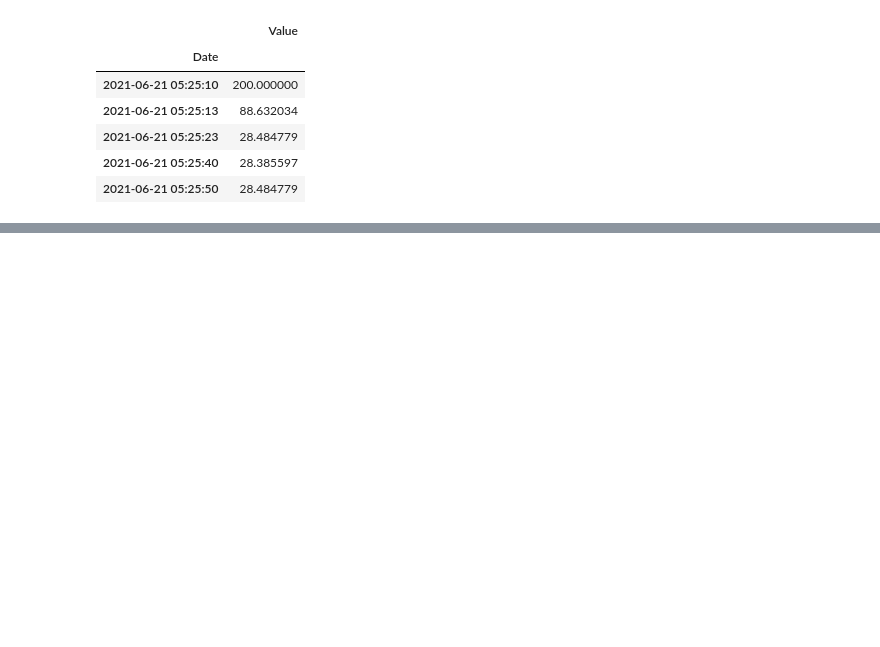
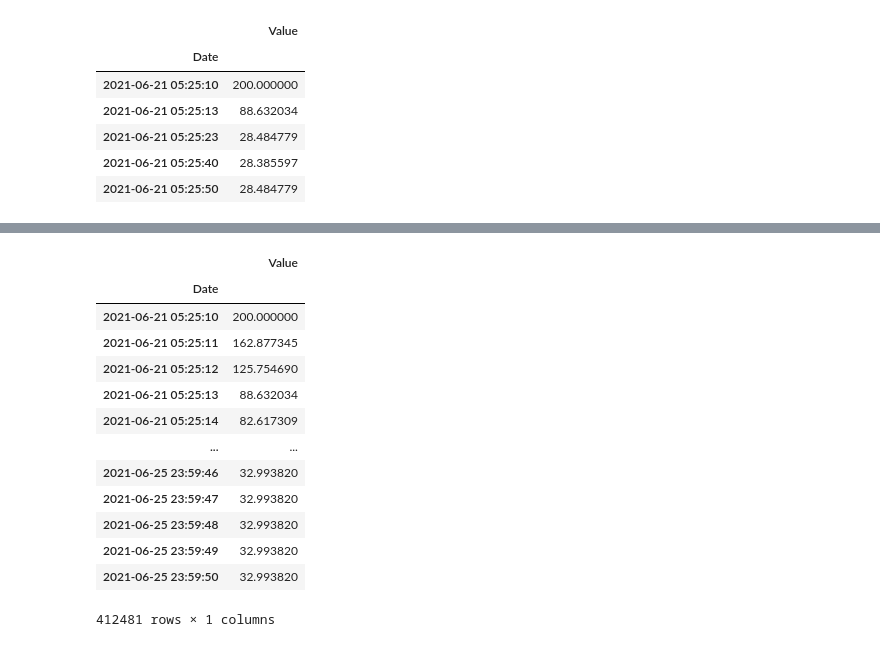
Before and after one commit to sipocz/XLS_Conv, a Jupyter notebook: XLS_converter.ipynb, the cells around one changed output, grey strips where cells are left out. Saved outputs shown, nothing was run; the diff lists cells and outputs as text; code cells hidden in the pictures; blank space fills up the shorter version.

```diff
--- a/XLS_converter.ipynb
+++ b/XLS_converter.ipynb
@@ -183,0 +281,19 @@ ValueError: ignored
+# %%
+df3.interpolate('linear',inplace=True)
+# %%
+df3
+# %% [output]
+|  | Value |
+| Date |  |
+| 2021-06-21 05:25:10 | 200.000000 |
+| 2021-06-21 05:25:11 | 162.877345 |
+| 2021-06-21 05:25:12 | 125.754690 |
+| 2021-06-21 05:25:13 | 88.632034 |
+| 2021-06-21 05:25:14 | 82.617309 |
+| ... | ... |
+| 2021-06-25 23:59:46 | 32.993820 |
+| 2021-06-25 23:59:47 | 32.993820 |
+| 2021-06-25 23:59:48 | 32.993820 |
+| 2021-06-25 23:59:49 | 32.993820 |
+| 2021-06-25 23:59:50 | 32.993820 |
+412481 rows × 1 columns
```
Also changed, not shown: parts of 18 cells of this notebook.
